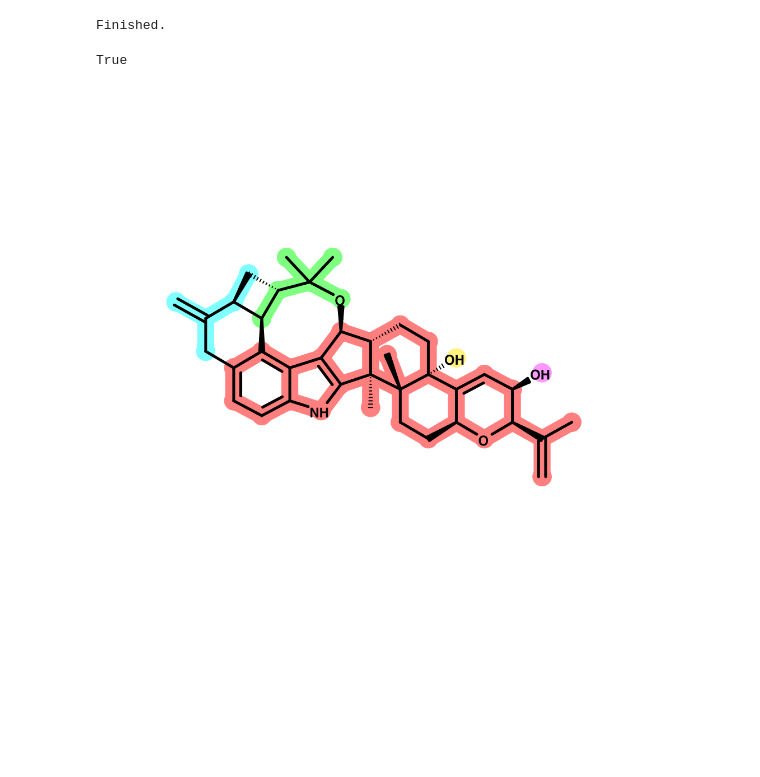
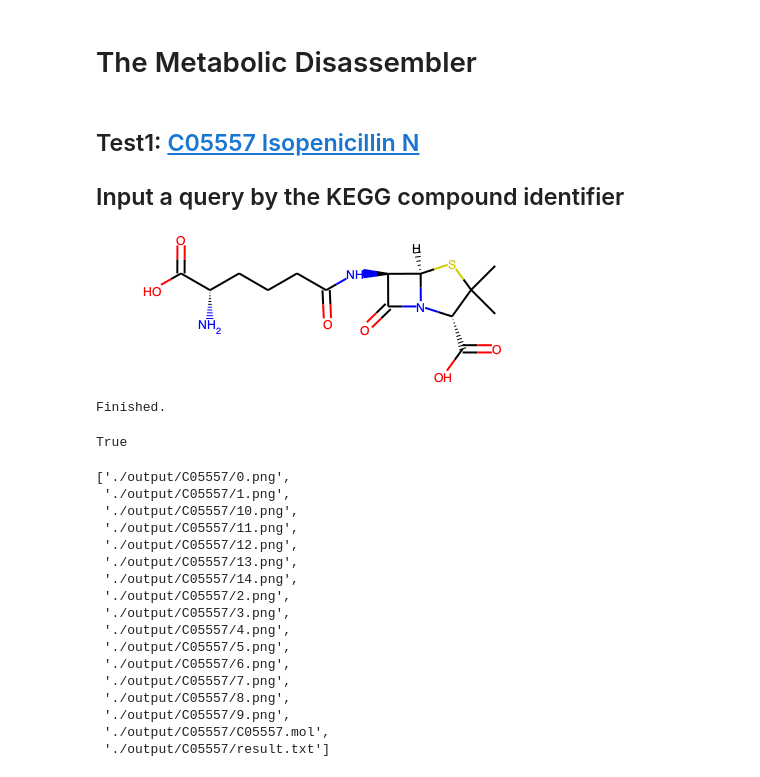
Before and after one commit to the-metabolic-disassembler/metadisassembler, a Jupyter notebook: jupyter_usecase/basic_usage.ipynb, the cells around one changed output. Saved outputs shown, nothing was run; the diff lists cells and outputs as text; code cells hidden in the pictures; blank space fills up the shorter version.

```diff
--- a/jupyter_usecase/basic_usage.ipynb
+++ b/jupyter_usecase/basic_usage.ipynb
@@ -33,9 +1,2 @@ test2.cpds[0].mol
-# %%
-test2.disassemble()
-# %% [output]
-Finished.
-True
-# %%
-display_png(Image('./output/' + test2.name + '/0.png'))
-# %% [output]
-[figure, removed]
+# %% [markdown]
+# The Metabolic Disassembler
@@ -41,0 +10,41 @@ display_png(Image('./output/' + test2.name + '/0.png'))
+# %% [markdown]
+## Test1: [C05557 Isopenicillin N](https://www.genome.jp/dbget-bin/www_bget?C05557)
+## Input a query by the KEGG compound identifier
+# %%
+# Create an instance and input a query molecule
+
+test1 = medi.MetaDisassembler()
+test1.input_query('C05557')
+test1.cpds[0].mol
+# %% [output]
+[figure, added]
+# %%
+# Disassemble the query molecule
+# It takes about  sec.
+
+test1.disassemble()
+# %% [output]
+Finished.
+True
+# %%
+# List output files
+
+sorted(glob.glob('./output/' + test1.name + '/*'))
+# %% [output]
+['./output/C05557/0.png',
+ './output/C05557/1.png',
+ './output/C05557/10.png',
+ './output/C05557/11.png',
+ './output/C05557/12.png',
+ './output/C05557/13.png',
+ './output/C05557/14.png',
+ './output/C05557/2.png',
+ './output/C05557/3.png',
+ './output/C05557/4.png',
+ './output/C05557/5.png',
+ './output/C05557/6.png',
+ './output/C05557/7.png',
+ './output/C05557/8.png',
+ './output/C05557/9.png',
+ './output/C05557/C05557.mol',
+ './output/C05557/result.txt']
```
Also changed, not shown: parts of 59 cells of this notebook, 6 other files.
